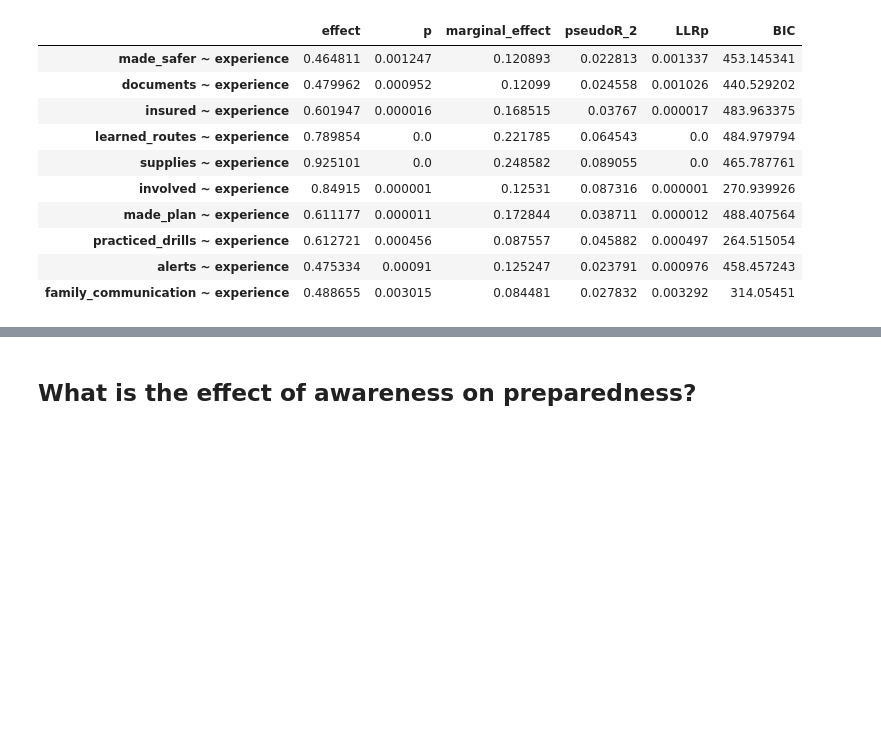
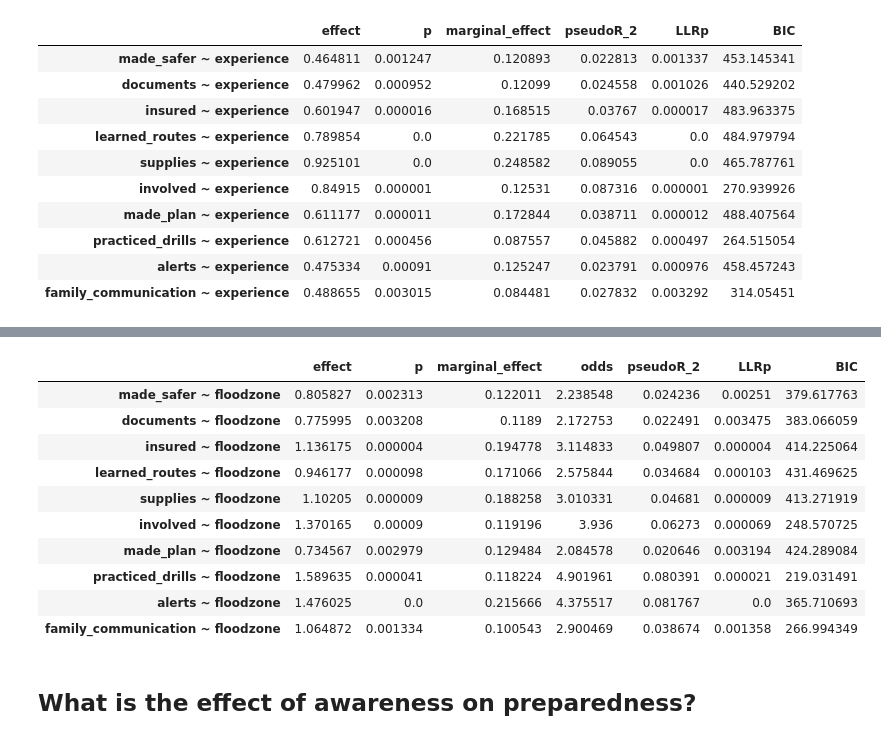
Before and after one commit to phillippmueller/flood_adaptation_behavior, a Jupyter notebook: analysis/automated/univariate_models.ipynb, the cells around one changed output, grey strips where cells are left out. Cells and saved outputs as stored; diff of their text form; code cells hidden in the pictures; blank space fills up the shorter version.

```diff
--- a/analysis/automated/univariate_models.ipynb
+++ b/analysis/automated/univariate_models.ipynb
@@ -134,0 +181,14 @@ logit(functions=experience, determinant=determinant, data=df_n)
+# %%
+determinant = 'floodzone'
+floodzone = [
+    'made_safer ~ floodzone',
+    'documents ~ floodzone',
+    'insured ~ floodzone',
+    'learned_routes ~ floodzone',
+    'supplies ~ floodzone',
+    'involved ~ floodzone',
+    'made_plan ~ floodzone',
+    'practiced_drills ~ floodzone',
+    'alerts ~ floodzone',
+    'family_communication ~ floodzone'
+]
@@ -135,3 +209,17 @@ logit(functions=experience, determinant=determinant, data=df_n)
+# %%
+logit(functions=floodzone, determinant=determinant, data=df_k)
+# %% [output]
+|  | effect | p | marginal_effect | odds | pseudoR_2 | LLRp | BIC |
+| made_safer ~ floodzone | 0.805827 | 0.002313 | 0.122011 | 2.238548 | 0.024236 | 0.00251 | 379.617763 |
+| documents ~ floodzone | 0.775995 | 0.003208 | 0.1189 | 2.172753 | 0.022491 | 0.003475 | 383.066059 |
+| insured ~ floodzone | 1.136175 | 0.000004 | 0.194778 | 3.114833 | 0.049807 | 0.000004 | 414.225064 |
+| learned_routes ~ floodzone | 0.946177 | 0.000098 | 0.171066 | 2.575844 | 0.034684 | 0.000103 | 431.469625 |
+| supplies ~ floodzone | 1.10205 | 0.000009 | 0.188258 | 3.010331 | 0.04681 | 0.000009 | 413.271919 |
+| involved ~ floodzone | 1.370165 | 0.00009 | 0.119196 | 3.936 | 0.06273 | 0.000069 | 248.570725 |
+| made_plan ~ floodzone | 0.734567 | 0.002979 | 0.129484 | 2.084578 | 0.020646 | 0.003194 | 424.289084 |
+| practiced_drills ~ floodzone | 1.589635 | 0.000041 | 0.118224 | 4.901961 | 0.080391 | 0.000021 | 219.031491 |
+| alerts ~ floodzone | 1.476025 | 0.0 | 0.215666 | 4.375517 | 0.081767 | 0.0 | 365.710693 |
+| family_communication ~ floodzone | 1.064872 | 0.001334 | 0.100543 | 2.900469 | 0.038674 | 0.001358 | 266.994349 |
 # %% [markdown]
 ## What is the effect of awareness on preparedness?
 # %%
```
Also changed, not shown: parts of 6 cells of this notebook.
